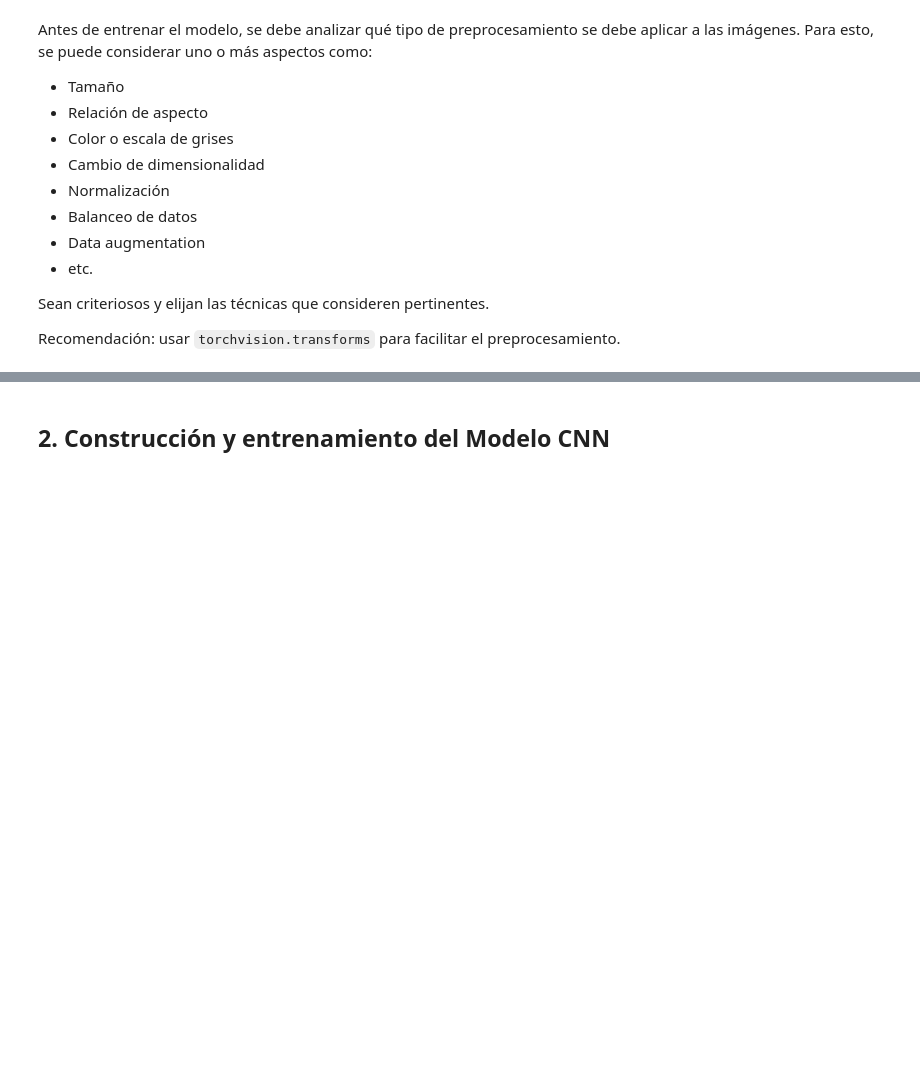
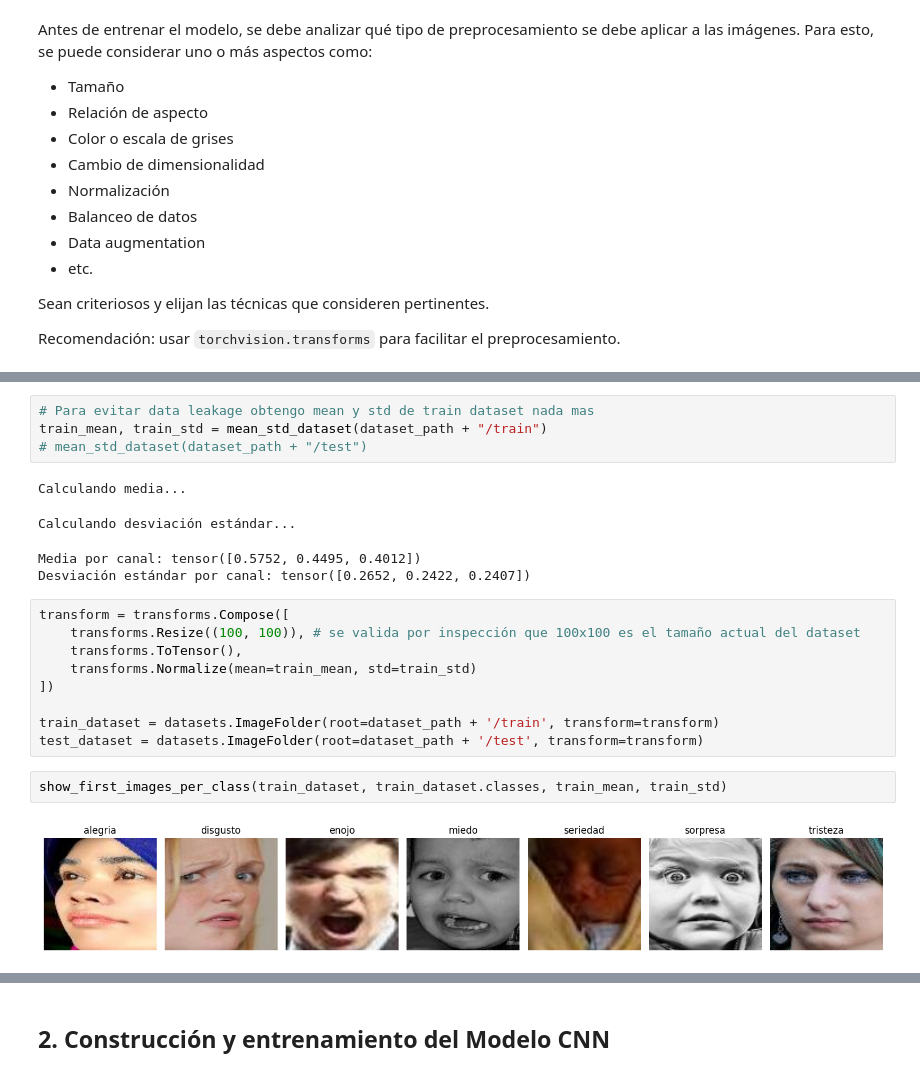
Before and after one commit to joagonzalez/ceia-aprendizaje-profundo, a Jupyter notebook: tp2/Deep_Learning_TP2_Cohorte_18_1B2025.ipynb, the cells around one changed output, grey strips where cells are left out. Cells and saved outputs as stored; diff of their text form; blank space fills up the shorter version.

```diff
--- a/tp2/Deep_Learning_TP2_Cohorte_18_1B2025.ipynb
+++ b/tp2/Deep_Learning_TP2_Cohorte_18_1B2025.ipynb
@@ -62,0 +277,22 @@ Recomendación: usar `torchvision.transforms` para facilitar el preprocesamiento
+# %%
+# Para evitar data leakage obtengo mean y std de train dataset nada mas
+train_mean, train_std = mean_std_dataset(dataset_path + "/train")
+# mean_std_dataset(dataset_path + "/test")
+# %% [output]
+Calculando media...
+Calculando desviación estándar...
+Media por canal: tensor([0.5752, 0.4495, 0.4012])
+Desviación estándar por canal: tensor([0.2652, 0.2422, 0.2407])
+# %%
+transform = transforms.Compose([
+    transforms.Resize((100, 100)), # se valida por inspección que 100x100 es el tamaño actual del dataset
+    transforms.ToTensor(),
+    transforms.Normalize(mean=train_mean, std=train_std)
+])
+
+train_dataset = datasets.ImageFolder(root=dataset_path + '/train', transform=transform)
+test_dataset = datasets.ImageFolder(root=dataset_path + '/test', transform=transform)
+# %%
+show_first_images_per_class(train_dataset, train_dataset.classes, train_mean, train_std)
+# %% [output]
+[figure, added]
```
Also changed, not shown: parts of 13 cells of this notebook.
